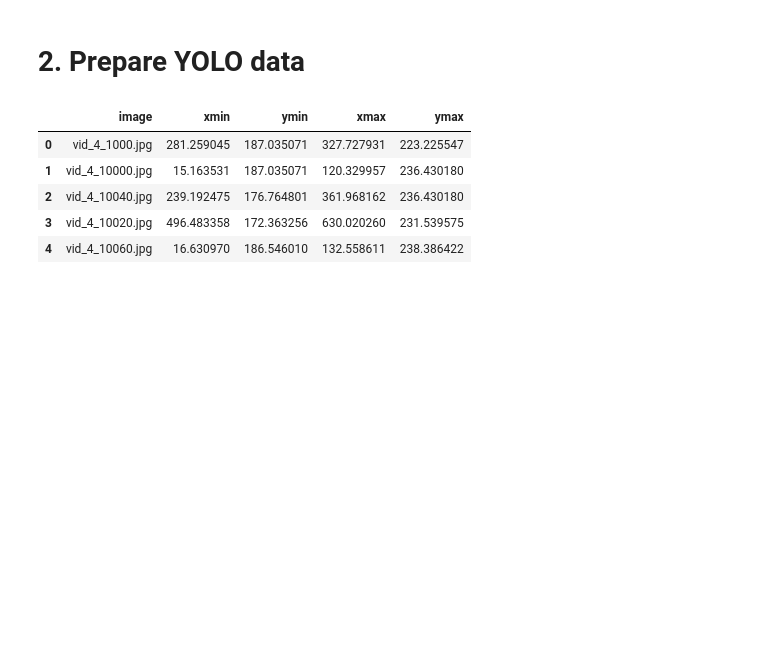
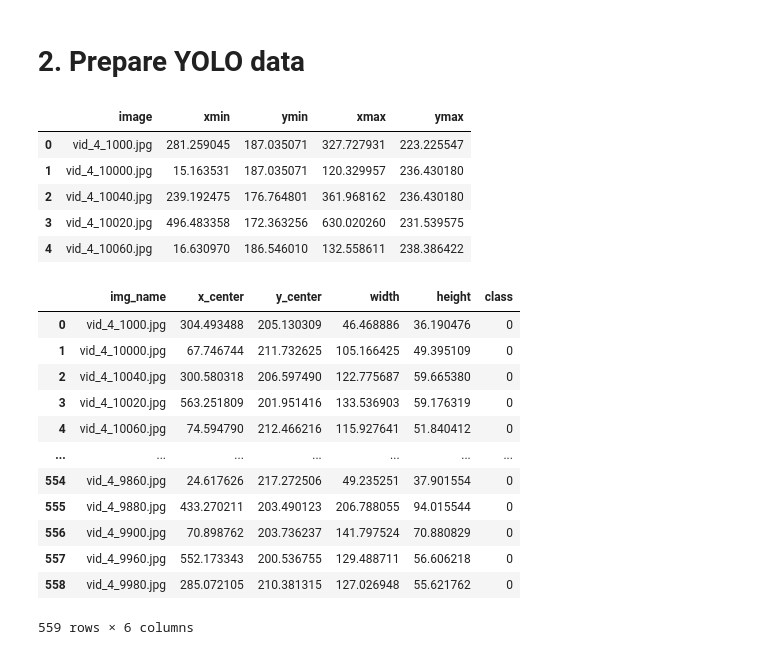
Before and after one commit to TuanTony5/Pre-AIO-Warm-up-, a Jupyter notebook: YOLO_Data_Prepare.ipynb, the cells around one changed output. Cells and saved outputs as stored; diff of their text form; code cells hidden in the pictures; blank space fills up the shorter version.

```diff
--- a/YOLO_Data_Prepare.ipynb
+++ b/YOLO_Data_Prepare.ipynb
@@ -62,3 +62,28 @@ df.head()
 | 2 | vid_4_10040.jpg | 239.192475 | 176.764801 | 361.968162 | 236.430180 |
 | 3 | vid_4_10020.jpg | 496.483358 | 172.363256 | 630.020260 | 231.539575 |
 | 4 | vid_4_10060.jpg | 16.630970 | 186.546010 | 132.558611 | 238.386422 |
+# %%
+# Create more columns
+df['class'] = 0
+df['x_center'] = (df['xmin'] + df['xmax'])/2
+df['y_center'] = (df['ymin'] + df['ymax'])/2
+df['width'] = df['xmax'] - df['xmin']
+df['height'] = df['ymax'] - df['ymin']
+
+df.rename(columns={'image':'img_name'},inplace = True)
+df.drop(columns = ['xmin','xmax','ymin','ymax'],inplace = True)
+df.head()
+# %% [output]
+|  | img_name | x_center | y_center | width | height | class |
+| 0 | vid_4_1000.jpg | 304.493488 | 205.130309 | 46.468886 | 36.190476 | 0 |
+| 1 | vid_4_10000.jpg | 67.746744 | 211.732625 | 105.166425 | 49.395109 | 0 |
+| 2 | vid_4_10040.jpg | 300.580318 | 206.597490 | 122.775687 | 59.665380 | 0 |
+| 3 | vid_4_10020.jpg | 563.251809 | 201.951416 | 133.536903 | 59.176319 | 0 |
+| 4 | vid_4_10060.jpg | 74.594790 | 212.466216 | 115.927641 | 51.840412 | 0 |
+| ... | ... | ... | ... | ... | ... | ... |
+| 554 | vid_4_9860.jpg | 24.617626 | 217.272506 | 49.235251 | 37.901554 | 0 |
+| 555 | vid_4_9880.jpg | 433.270211 | 203.490123 | 206.788055 | 94.015544 | 0 |
+| 556 | vid_4_9900.jpg | 70.898762 | 203.736237 | 141.797524 | 70.880829 | 0 |
+| 557 | vid_4_9960.jpg | 552.173343 | 200.536755 | 129.488711 | 56.606218 | 0 |
+| 558 | vid_4_9980.jpg | 285.072105 | 210.381315 | 127.026948 | 55.621762 | 0 |
+559 rows × 6 columns
```
